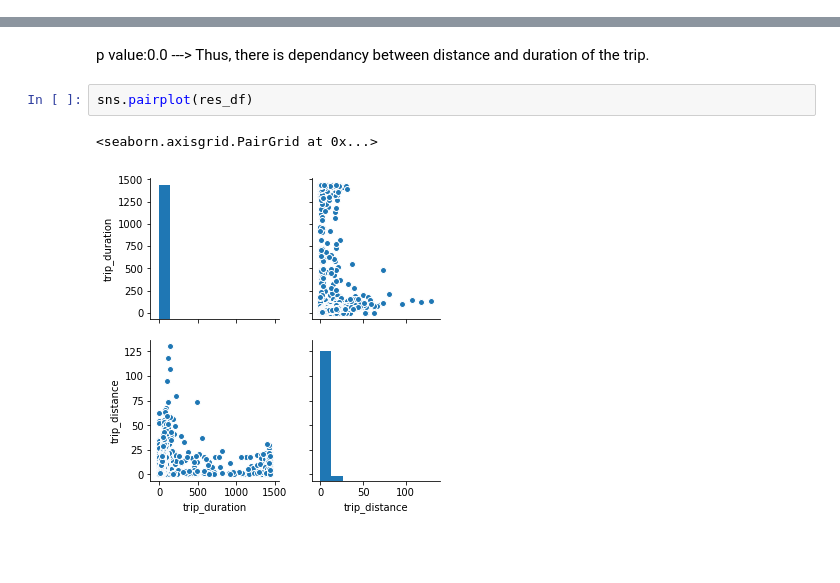
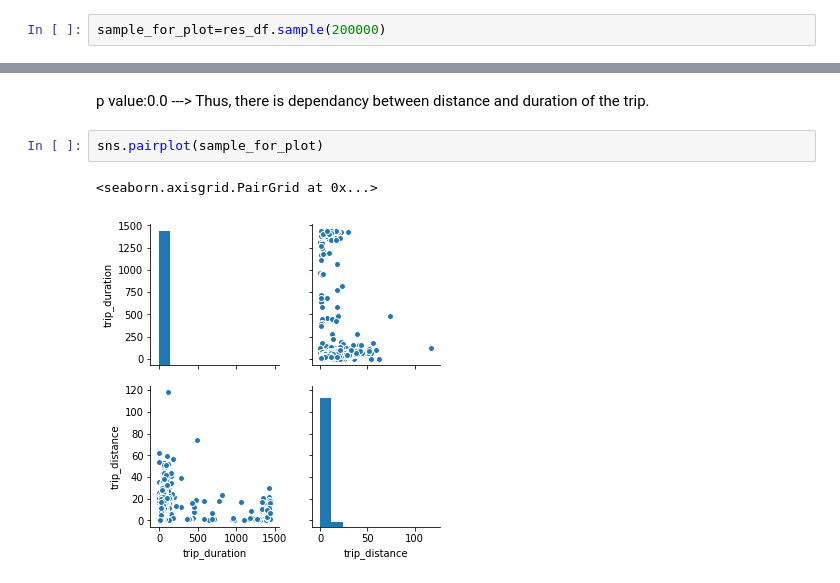
Before and after one commit to dusicastepic/ADMSecondHomework, a Jupyter notebook: RQ5.ipynb, the cells around one changed output, grey strips where cells are left out. Saved outputs shown, nothing was run; the diff lists cells and outputs as text; blank space fills up the shorter version.

```diff
--- a/RQ5.ipynb
+++ b/RQ5.ipynb
@@ -38,3 +38,5 @@ def cor_dist_dur(df_names):
 res_df=cor_dist_dur(df_names)
 # %% [markdown]
 # The dependence between distance and duration of the trip
+# %%
+sample_for_plot=res_df.sample(200000)
@@ -70,7 +81,7 @@ p value:0.0
 # %% [markdown]
 p value:0.0 ---> Thus, there is dependancy between distance and duration of the trip.
 # %%
-sns.pairplot(res_df)
+sns.pairplot(sample_for_plot)
 # %% [output]
 <seaborn.axisgrid.PairGrid at 0x...>
-[figure, old version]
+[figure, new version]
```
Also changed, not shown: parts of 3 cells of this notebook.
